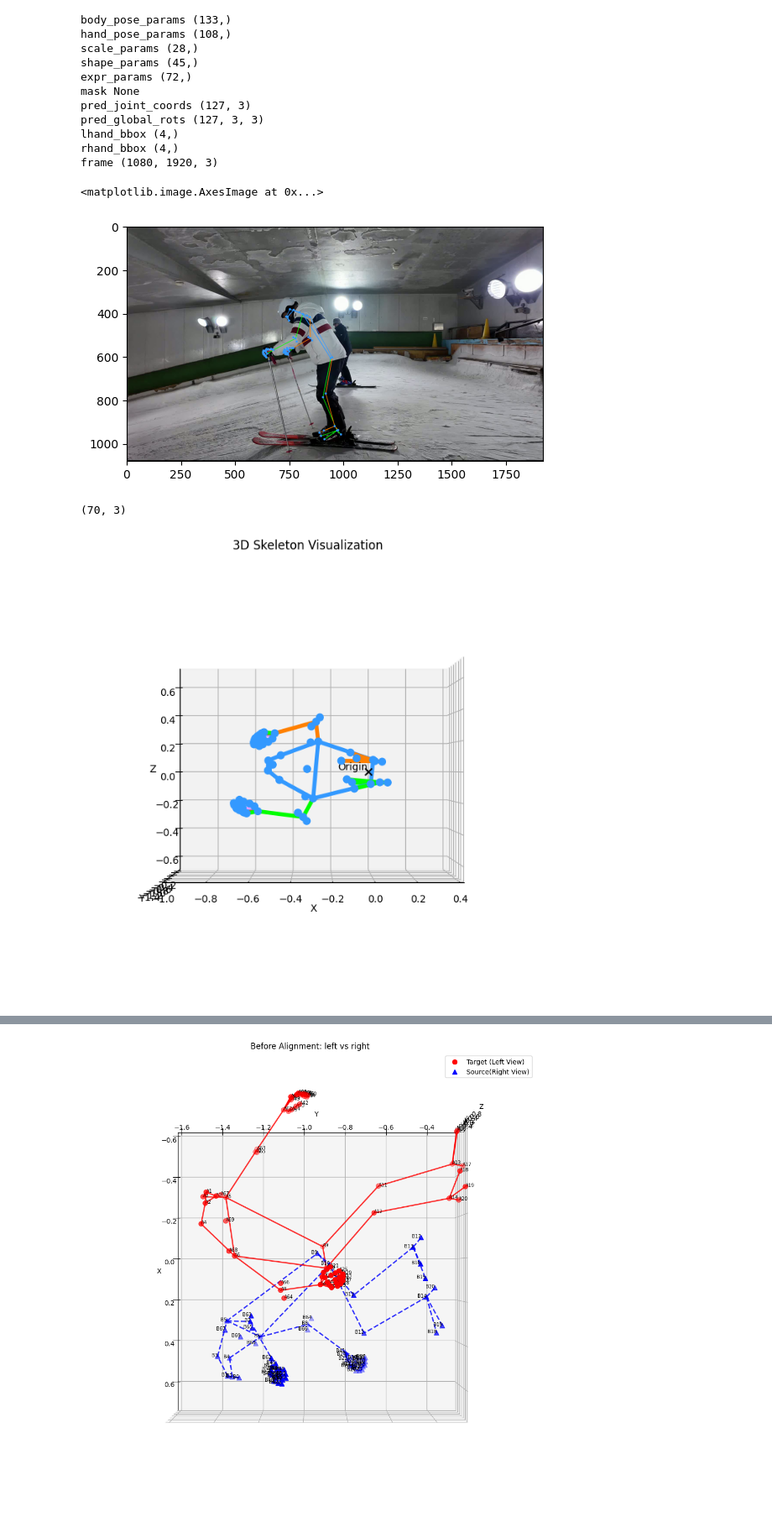
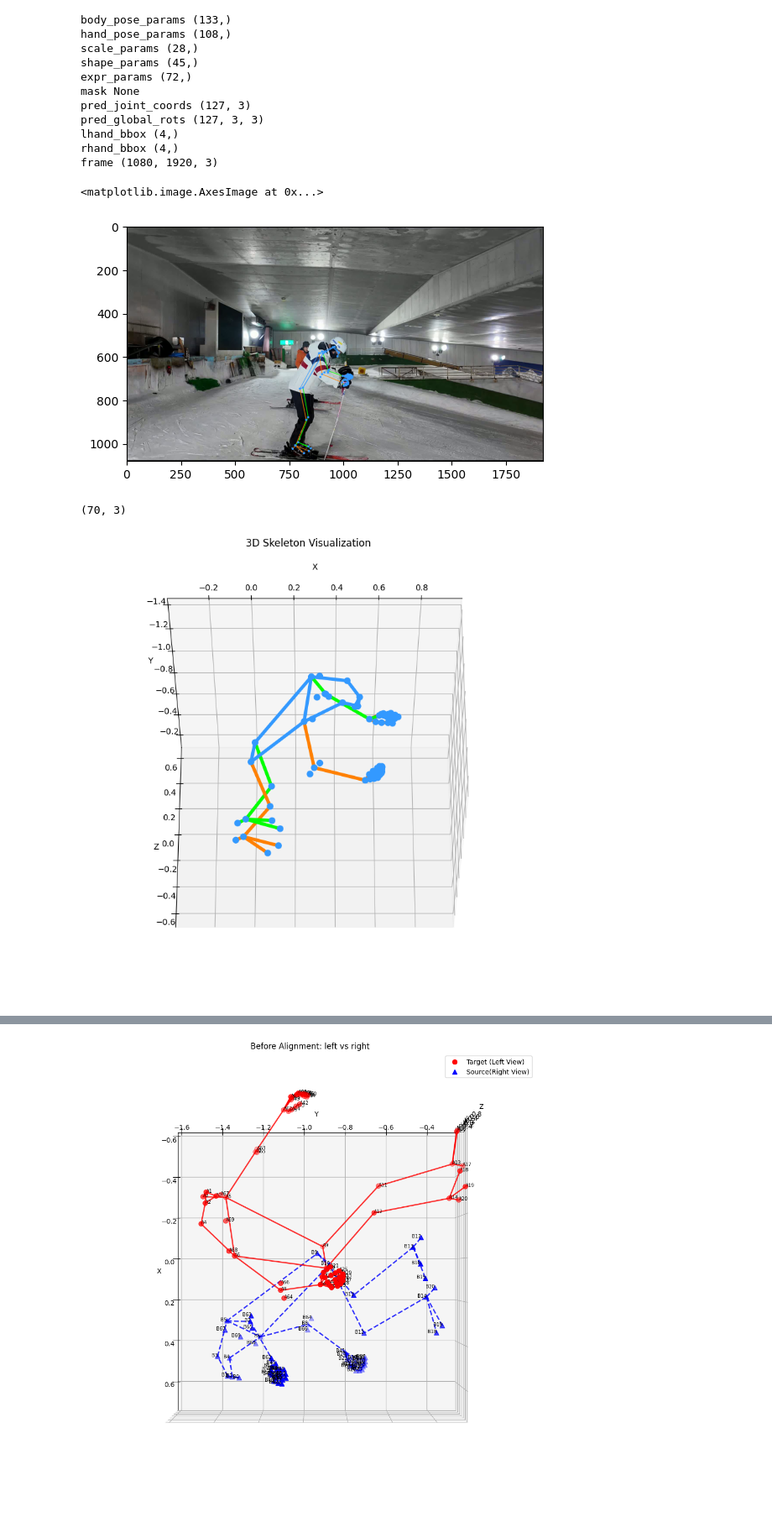
Before and after one commit to ChenKaiXuSan/Skiing_Analysis_PyTorch, a Jupyter notebook: analysis/sam3d_body.ipynb, the cells around one changed output, grey strips where cells are left out. Shown at 84% size. Drawn from its saved outputs; the diff is of its cells as text; code cells hidden in the pictures.

```diff
--- a/analysis/sam3d_body.ipynb
+++ b/analysis/sam3d_body.ipynb
@@ -35,43 +35,52 @@ frame (1080, 1920, 3)
 # %%
 # draw left and right 3d pose in one plot
 # 连线
 import sys
 import os
 import matplotlib.pyplot as plt
 
+from front_side.side.metadata.mhr70 import pose_info as mhr70_pose_info
+from front_side.side.visualization.skeleton_visualizer import SkeletonVisualizer
+
+def setup_visualizer():
+    """Set up skeleton visualizer with MHR70 pose info."""
+
+    skeleton_visualizer = SkeletonVisualizer(line_width=2, radius=5)
+    skeleton_visualizer.set_pose_meta(mhr70_pose_info)
+
+    return skeleton_visualizer
+
 parent_dir = os.path.dirname(os.getcwd())
 sys.path.insert(0, parent_dir)
 
-one_sample = left_outputs[0]
+one_sample = right_outputs[0]
 img_vis = one_sample["frame"].copy()
-
-from sam3d_body.infer import setup_visualizer
 
 # Set up visualizer
 visualizer = setup_visualizer()
 
 
 # Draw keypoints
 keypoints_2d = one_sample["pred_keypoints_2d"]
 keypoints_2d_vis = np.concatenate(
 	[keypoints_2d, np.ones((keypoints_2d.shape[0], 1))], axis=-1
 )
 img_vis = visualizer.draw_skeleton(img_vis, keypoints_2d_vis)
 
 plt.imshow(img_vis)
 # %% [output]
 <matplotlib.image.AxesImage at 0x...>
-[figure, old version]
+[figure, new version]
 # %%
 keypoints_3d = one_sample["pred_keypoints_3d"]
 
 print(keypoints_3d.shape)
-fig_3d = visualizer.draw_skeleton_3d(keypoints_3d)
+fig_3d = visualizer.draw_skeleton_3d(ax=None, points_3d=keypoints_3d)
 
 fig_3d.show()
 # %% [output]
 (70, 3)
-[figure, old version]
+[figure, new version]
 # %%
 # Visualization of 3D point set alignment with Kabsch (SVD) in NumPy
 
```
Also changed, not shown: parts of 3 cells of this notebook, 2 other files.
